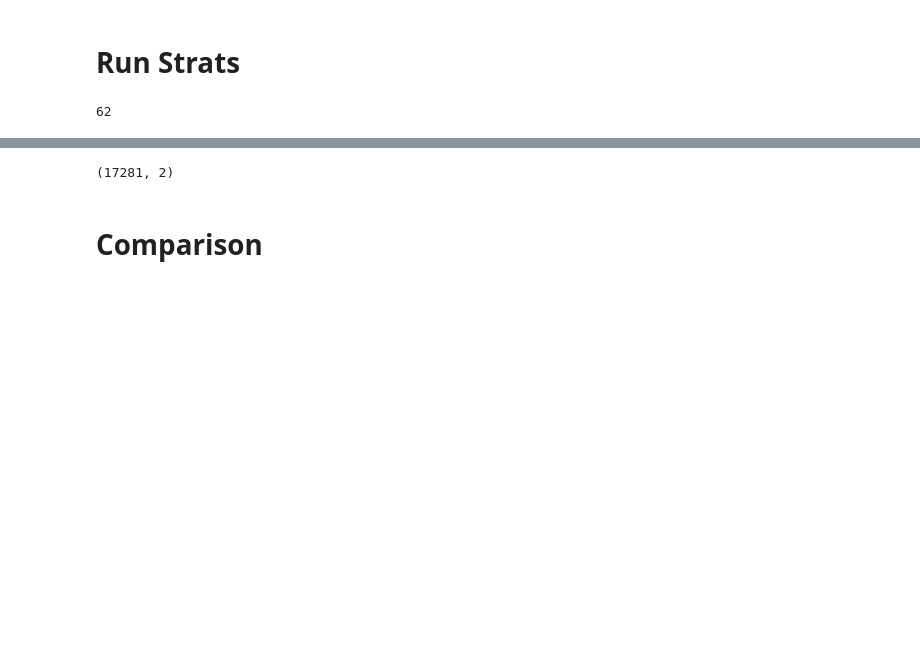
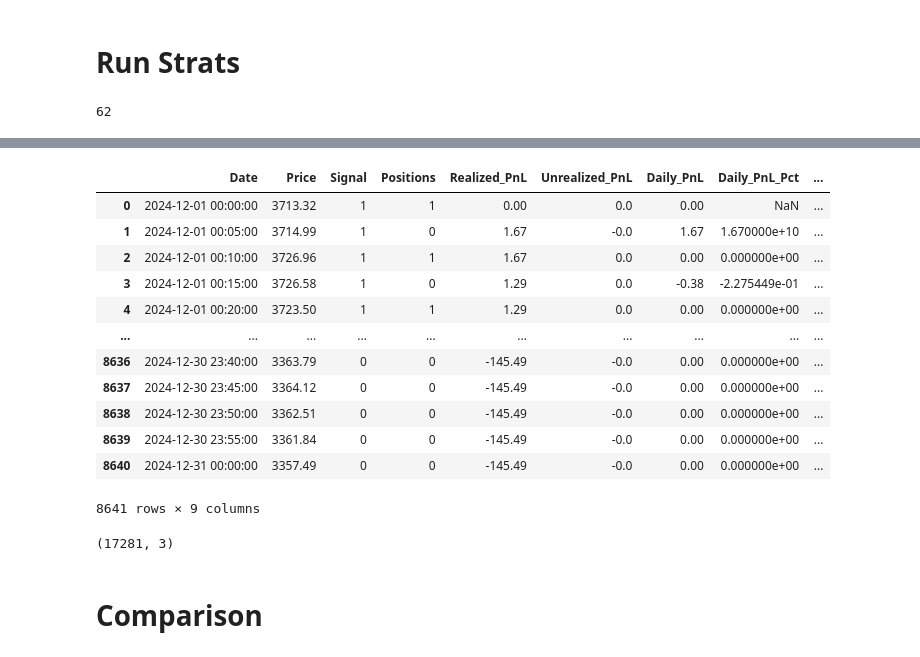
Before and after one commit to saltedpotato/qf635-microstructure-project, a Jupyter notebook: test_strats.ipynb, the cells around one changed output, grey strips where cells are left out. Saved outputs shown, nothing was run; the diff lists cells and outputs as text; code cells hidden in the pictures; blank space fills up the shorter version.

```diff
--- a/test_strats.ipynb
+++ b/test_strats.ipynb
@@ -255,7 +264,24 @@ pnl_df
+# %%
+trial = model.backtest(test_start_date="2024-12-01", ticker="ETHUSDT", stoploss = 0.1, drawdown_duration = 5)
+trial
+# %% [output]
+|  | Date | Price | Signal | Positions | Realized_PnL | Unrealized_PnL | Daily_PnL | Daily_PnL_Pct | ... |
+| 0 | 2024-12-01 00:00:00 | 3713.32 | 1 | 1 | 0.00 | 0.0 | 0.00 | NaN | ... |
+| 1 | 2024-12-01 00:05:00 | 3714.99 | 1 | 0 | 1.67 | -0.0 | 1.67 | 1.670000e+10 | ... |
+| 2 | 2024-12-01 00:10:00 | 3726.96 | 1 | 1 | 1.67 | 0.0 | 0.00 | 0.000000e+00 | ... |
+| 3 | 2024-12-01 00:15:00 | 3726.58 | 1 | 0 | 1.29 | 0.0 | -0.38 | -2.275449e-01 | ... |
+| 4 | 2024-12-01 00:20:00 | 3723.50 | 1 | 1 | 1.29 | 0.0 | 0.00 | 0.000000e+00 | ... |
+| ... | ... | ... | ... | ... | ... | ... | ... | ... | ... |
+| 8636 | 2024-12-30 23:40:00 | 3363.79 | 0 | 0 | -145.49 | -0.0 | 0.00 | 0.000000e+00 | ... |
+| 8637 | 2024-12-30 23:45:00 | 3364.12 | 0 | 0 | -145.49 | -0.0 | 0.00 | 0.000000e+00 | ... |
+| 8638 | 2024-12-30 23:50:00 | 3362.51 | 0 | 0 | -145.49 | -0.0 | 0.00 | 0.000000e+00 | ... |
+| 8639 | 2024-12-30 23:55:00 | 3361.84 | 0 | 0 | -145.49 | -0.0 | 0.00 | 0.000000e+00 | ... |
+| 8640 | 2024-12-31 00:00:00 | 3357.49 | 0 | 0 | -145.49 | -0.0 | 0.00 | 0.000000e+00 | ... |
+8641 rows × 9 columns
 # %%
 price_fetcher = BinancePriceFetcher(test_pairs)
 # Fetch pair historical price
-pair_portfolio_momentum = pair_portfolio[pair_portfolio["timestamp"] >= "2024-01-01"].reset_index(drop=True)
+pair_portfolio_momentum = pair_portfolio[pair_portfolio["timestamp"] >= "2024-12-01"].reset_index(drop=True)
 
 weights = np.array([1/len(test_pairs) for i in test_pairs])  # Equal-weighted
 
@@ -270,7 +296,7 @@ print(pair_portfolio.shape)
 # Get momentum strategy returns
 momentum_returns = strategy.momentum_strategy(lookback=30, hold_period=10)
 # %% [output]
-(17281, 2)
+(17281, 3)
 # %% [markdown]
 # Comparison
 # %%
```
Also changed, not shown: parts of 7 cells of this notebook, 8 other files.
